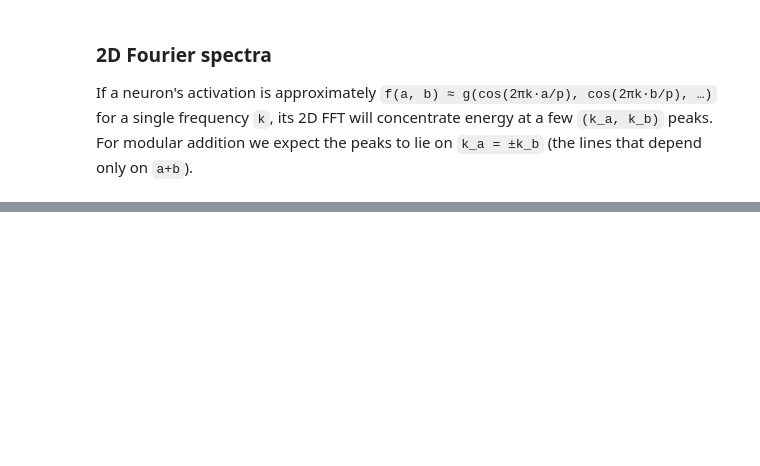
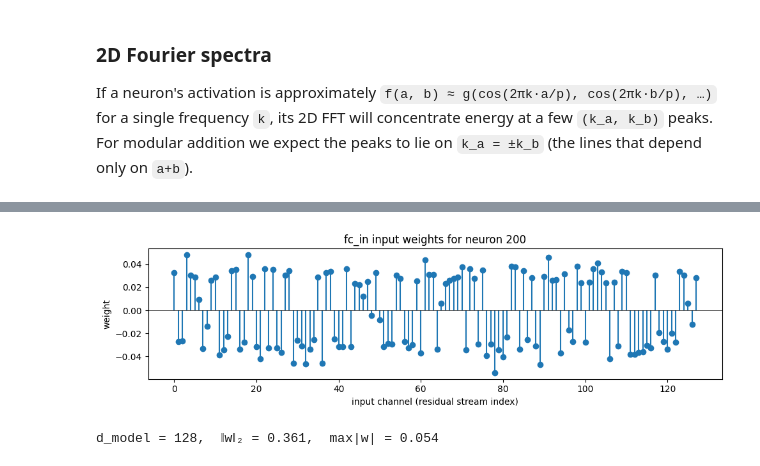
Before and after one commit to HalfEmptyDrum/Grokking, a Jupyter notebook: interpreting/load_model.ipynb, the cells around one changed output, grey strips where cells are left out. Cells and saved outputs as stored; diff of their text form; code cells hidden in the pictures; blank space fills up the shorter version.

```diff
--- a/interpreting/load_model.ipynb
+++ b/interpreting/load_model.ipynb
@@ -160,17 +205,20 @@ for i in order[:8]:
 # %%
 # Input weights of neuron 255 in fc_in: one weight per residual-stream channel.
-neuron_id = 255
+neuron_id = 200
 w = model.mlp.fc_in.weight[neuron_id].detach().cpu().numpy()   # shape [d_model]
 
 fig, ax = plt.subplots(figsize=(10, 3))
 ax.stem(np.arange(w.size), w, basefmt=" ")
 ax.axhline(0, color="k", lw=0.5)
 ax.set_xlabel("input channel (residual stream index)")
 ax.set_ylabel("weight")
 ax.set_title(f"fc_in input weights for neuron {neuron_id}")
 plt.tight_layout(); plt.show()
 
 print(f"d_model = {w.size},  ‖w‖₂ = {np.linalg.norm(w):.3f},  max|w| = {np.abs(w).max():.3f}")
+# %% [output]
+[figure, added]
+d_model = 128,  ‖w‖₂ = 0.361,  max|w| = 0.054
 # %%
 # Effective input weight per *token*: how much each vocab item excites neuron 255
 # if its embedding lands in the MLP input (ignoring attention/pos-embedding mixing).
```
Also changed, not shown: parts of 10 cells of this notebook, 6 other files.
